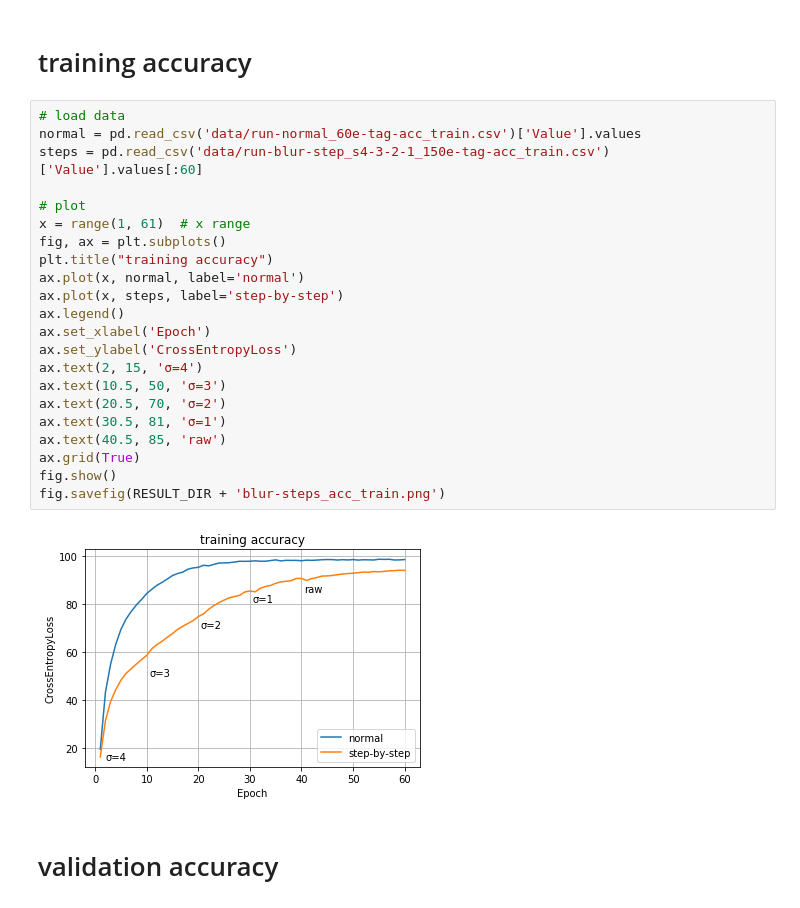
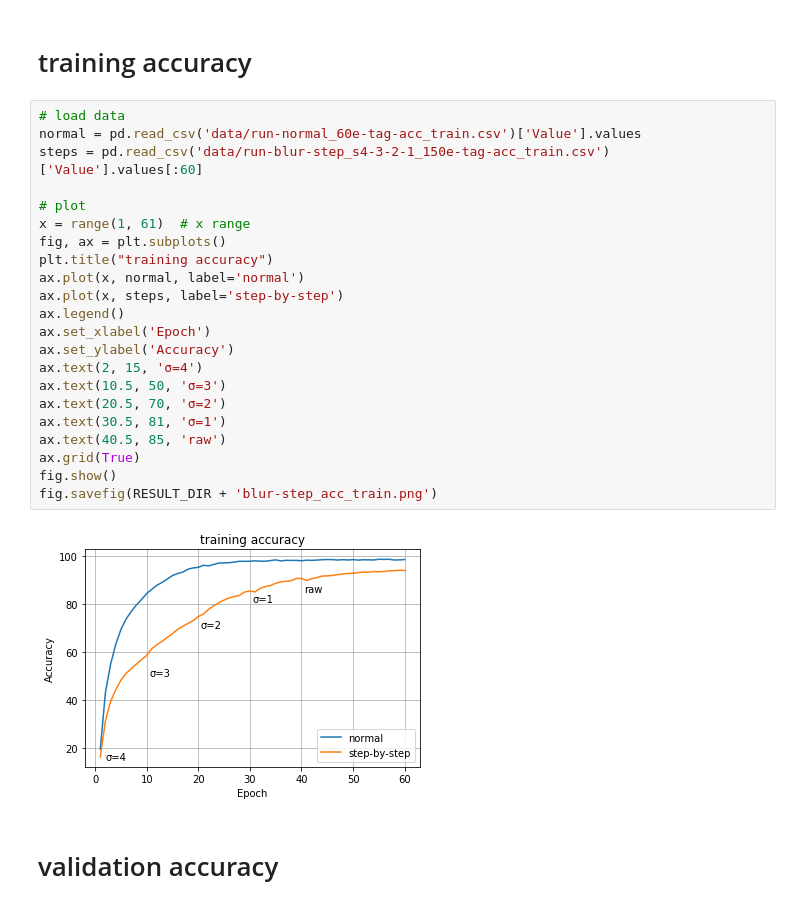
Before and after one commit to sousquared/Blur-Training_Cifar10, a Jupyter notebook: analysis/plot_results_blur-step.ipynb, the cells around one changed output. Saved outputs shown, nothing was run; the diff lists cells and outputs as text.

```diff
--- a/analysis/plot_results_blur-step.ipynb
+++ b/analysis/plot_results_blur-step.ipynb
@@ -64,27 +64,27 @@ fig.savefig(RESULT_DIR + 'blur-steps_loss_val.png')
 # %%
 # load data
 normal = pd.read_csv('data/run-normal_60e-tag-acc_train.csv')['Value'].values
 steps = pd.read_csv('data/run-blur-step_s4-3-2-1_150e-tag-acc_train.csv')['Value'].values[:60]
 
 # plot
 x = range(1, 61)  # x range
 fig, ax = plt.subplots()
 plt.title("training accuracy")
 ax.plot(x, normal, label='normal')
 ax.plot(x, steps, label='step-by-step')
 ax.legend()
 ax.set_xlabel('Epoch')
-ax.set_ylabel('CrossEntropyLoss')
+ax.set_ylabel('Accuracy')
 ax.text(2, 15, 'σ=4')
 ax.text(10.5, 50, 'σ=3')
 ax.text(20.5, 70, 'σ=2')
 ax.text(30.5, 81, 'σ=1')
 ax.text(40.5, 85, 'raw')
 ax.grid(True)
 fig.show()
-fig.savefig(RESULT_DIR + 'blur-steps_acc_train.png')
+fig.savefig(RESULT_DIR + 'blur-step_acc_train.png')
 # %% [output]
-[figure, old version]
+[figure, new version]
 # %% [markdown]
 # validation accuracy
 # %%
```
Also changed, not shown: parts of 3 cells of this notebook, 6 other files.
